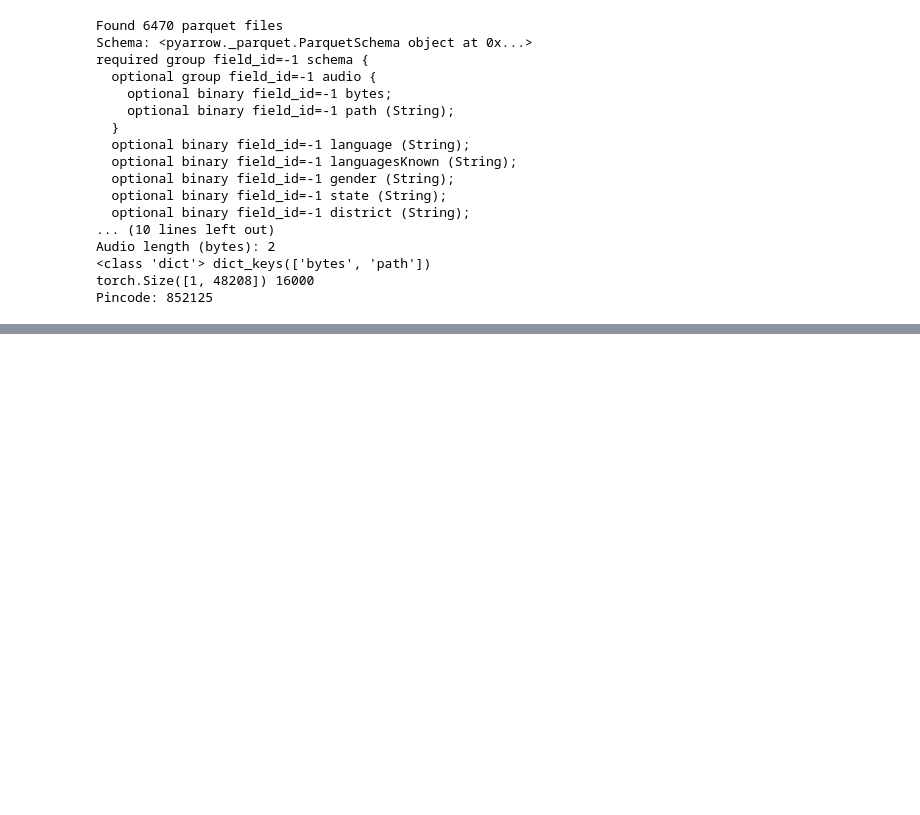
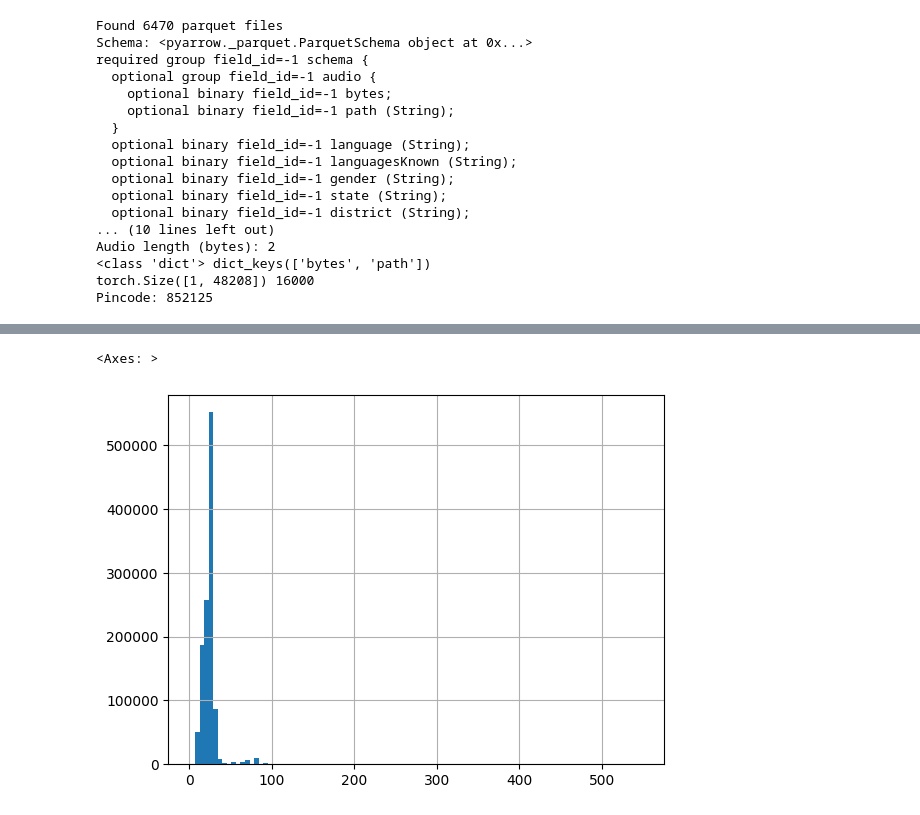
Before and after one commit to Shikhar-S/Speech-Segmentation, a Jupyter notebook: src/recipe/geolocation/local/prepare_vaani_splits.ipynb, the cells around one changed output, grey strips where cells are left out. Saved outputs shown, nothing was run; the diff lists cells and outputs as text; code cells hidden in the pictures; blank space fills up the shorter version.

```diff
--- a/src/recipe/geolocation/local/prepare_vaani_splits.ipynb
+++ b/src/recipe/geolocation/local/prepare_vaani_splits.ipynb
@@ -107,0 +116,5 @@ df
+# %%
+df["latitude"].hist(bins=100)
+# %% [output]
+<Axes: >
+[figure, added]
```
Also changed, not shown: parts of 12 cells of this notebook, 8 other files.
